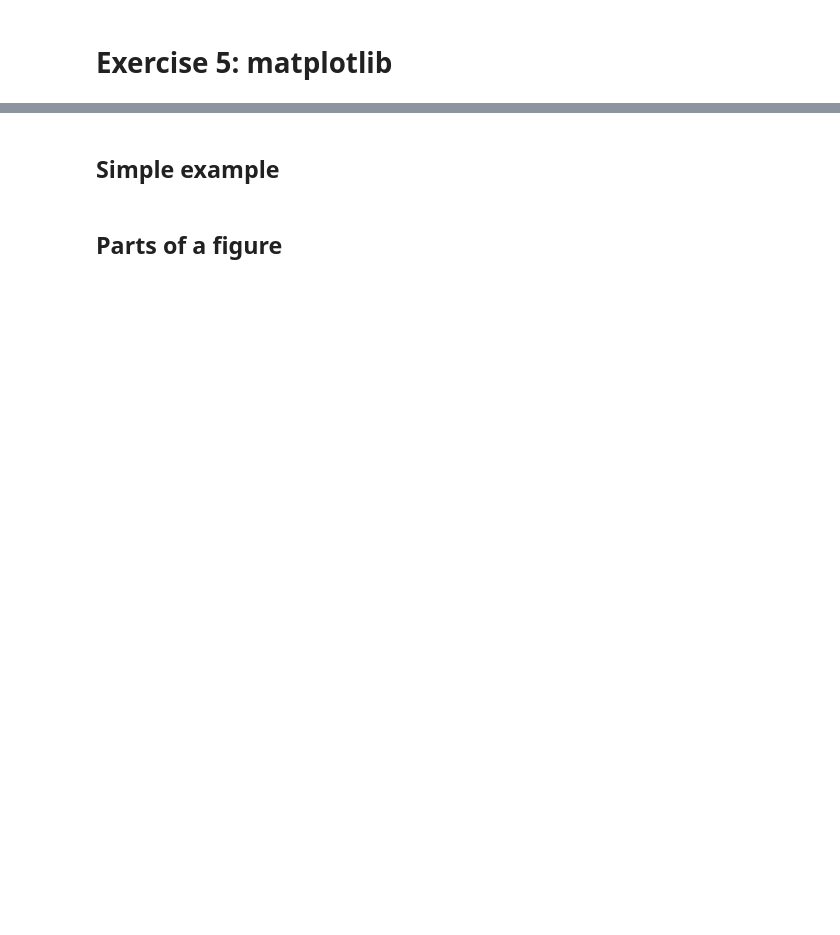
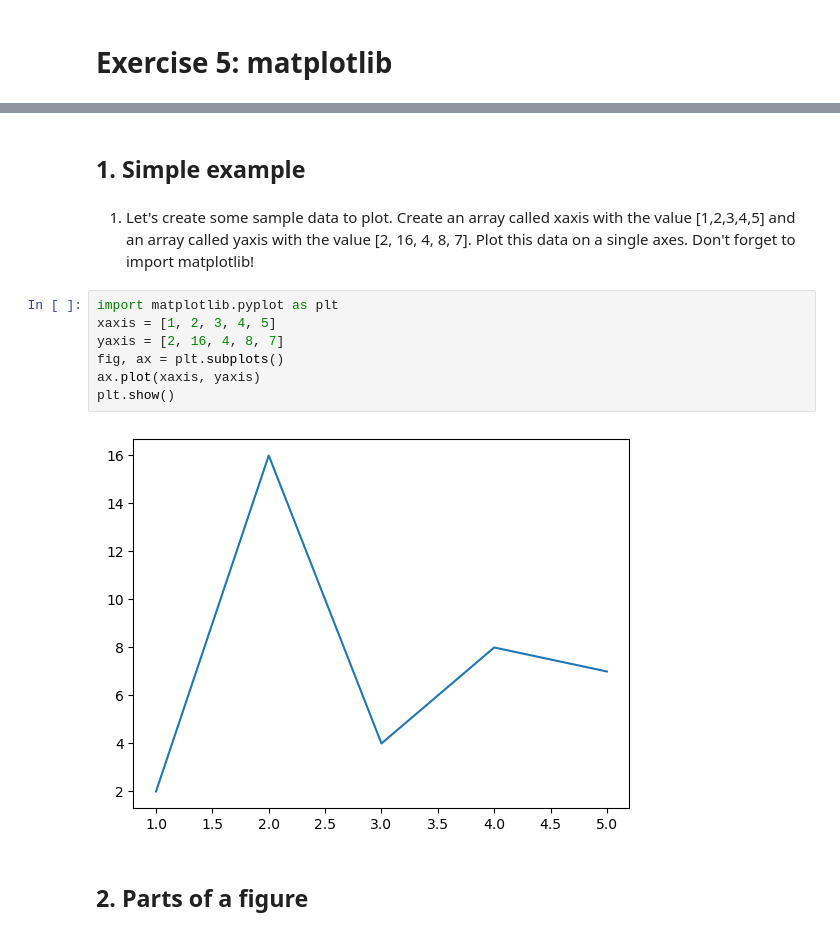
Before and after one commit to ncasuk/ncas-isc, a Jupyter notebook: python-data/solutions/ex05_matplotlib.ipynb, the cells around one changed output, grey strips where cells are left out. Drawn from its saved outputs; the diff is of its cells as text; blank space fills up the shorter version.

Commit message:
Add matplotlib exercise

```diff
--- a/python-data/solutions/ex05_matplotlib.ipynb
+++ b/python-data/solutions/ex05_matplotlib.ipynb
@@ -3,4 +15,15 @@
 # %% [markdown]
-## Simple example
+## 1. Simple example
+# %% [markdown]
+1. Let's create some sample data to plot. Create an array called xaxis with the value [1,2,3,4,5] and an array called yaxis with the value [2, 16, 4, 8, 7]. Plot this data on a single axes. Don't forget to import matplotlib!
+# %%
+import matplotlib.pyplot as plt
+xaxis = [1, 2, 3, 4, 5]
+yaxis = [2, 16, 4, 8, 7]
+fig, ax = plt.subplots()
+ax.plot(xaxis, yaxis)
+plt.show()
+# %% [output]
+[figure, added]
 # %% [markdown]
-## Parts of a figure
+## 2. Parts of a figure
```
Also changed, not shown: parts of 45 cells of this notebook.
